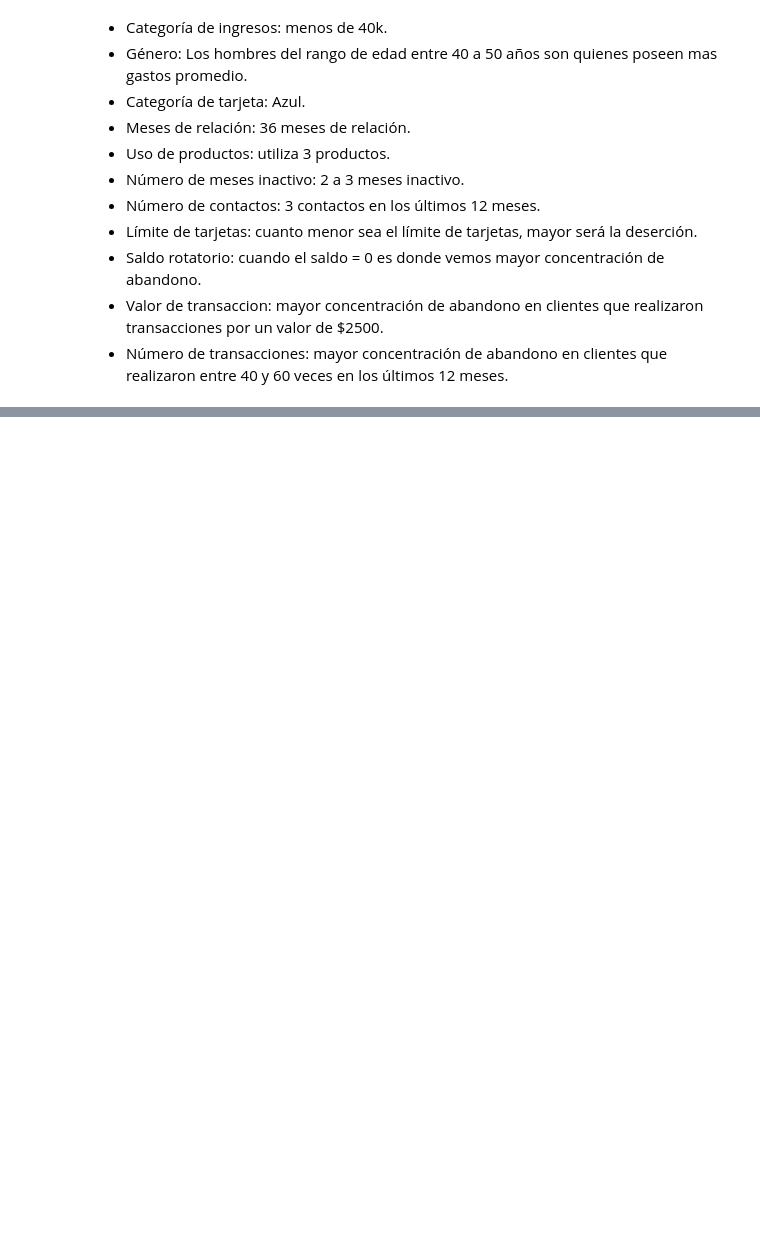
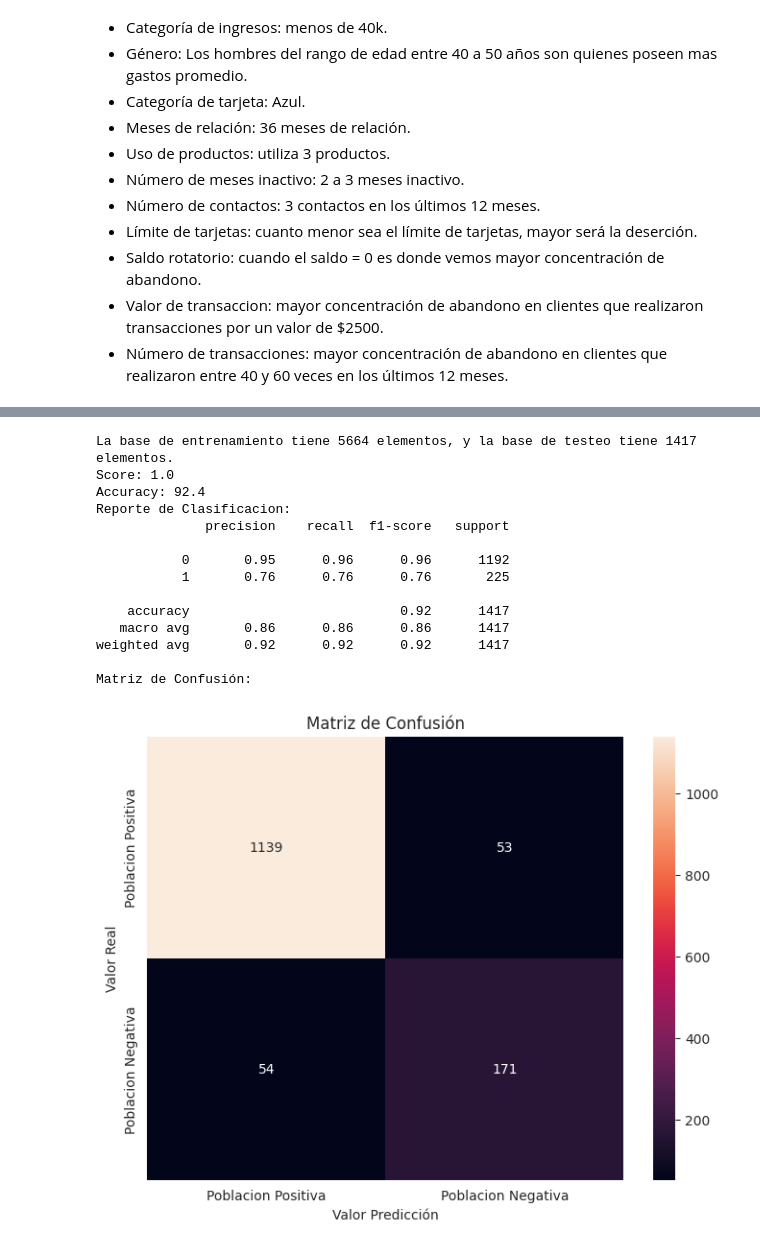
Before and after one commit to walterfolk/data_science_II_CODER, a Jupyter notebook: Proyecto_DS_II_FOLK.ipynb, the cells around one changed output, grey strips where cells are left out. Saved outputs shown, nothing was run; the diff lists cells and outputs as text; code cells hidden in the pictures; blank space fills up the shorter version.

```diff
--- a/Proyecto_DS_II_FOLK.ipynb
+++ b/Proyecto_DS_II_FOLK.ipynb
@@ -693,0 +910,45 @@ plt.show()
+# %%
+X2_train, X2_test, y2_train, y2_test = train_test_split(X, y, test_size=0.20, random_state=77)
+
+base_train = X2_train.shape[0]
+base_test = X2_test.shape[0]
+
+print('La base de entrenamiento tiene %s elementos, y la base de testeo tiene %s elementos.' % (base_train, base_test))
+tree_model = DecisionTreeClassifier()
+tree_model.fit(X2_train, y2_train)
+y2_pred_tree = tree_model.predict(X2_test)
+print('Score:', tree_model.score(X2_train, y2_train))
+y2_pred_tree = tree_model.predict(X2_test)
+acc = accuracy_score(y2_test, y2_pred_tree)
+clas_report = classification_report(y2_test, y2_pred_tree)
+print('Accuracy:', round(acc, 3)*100)
+print(f'Reporte de Clasificacion: \n{clas_report}')
+print('Matriz de Confusión:')
+
+
+matriz_conf = confusion_matrix(y2_test, y2_pred_tree)
+labels = ['Poblacion Positiva', 'Poblacion Negativa']
+
+plt.figure(figsize = (8,6))
+sns.heatmap(matriz_conf, annot = True, fmt = 'd', xticklabels = labels, yticklabels = labels)
+
+plt.title('Matriz de Confusión')
+plt.ylabel('Valor Real')
+plt.xlabel('Valor Predicción')
+plt.show()
+# %% [output]
+La base de entrenamiento tiene 5664 elementos, y la base de testeo tiene 1417 elementos.
+Score: 1.0
+Accuracy: 92.4
+Reporte de Clasificacion:
+              precision    recall  f1-score   support
+
+           0       0.95      0.96      0.96      1192
+           1       0.76      0.76      0.76       225
+
+    accuracy                           0.92      1417
+   macro avg       0.86      0.86      0.86      1417
+weighted avg       0.92      0.92      0.92      1417
+
+Matriz de Confusión:
+[figure, added]
```
Also changed, not shown: parts of 23 cells of this notebook.
